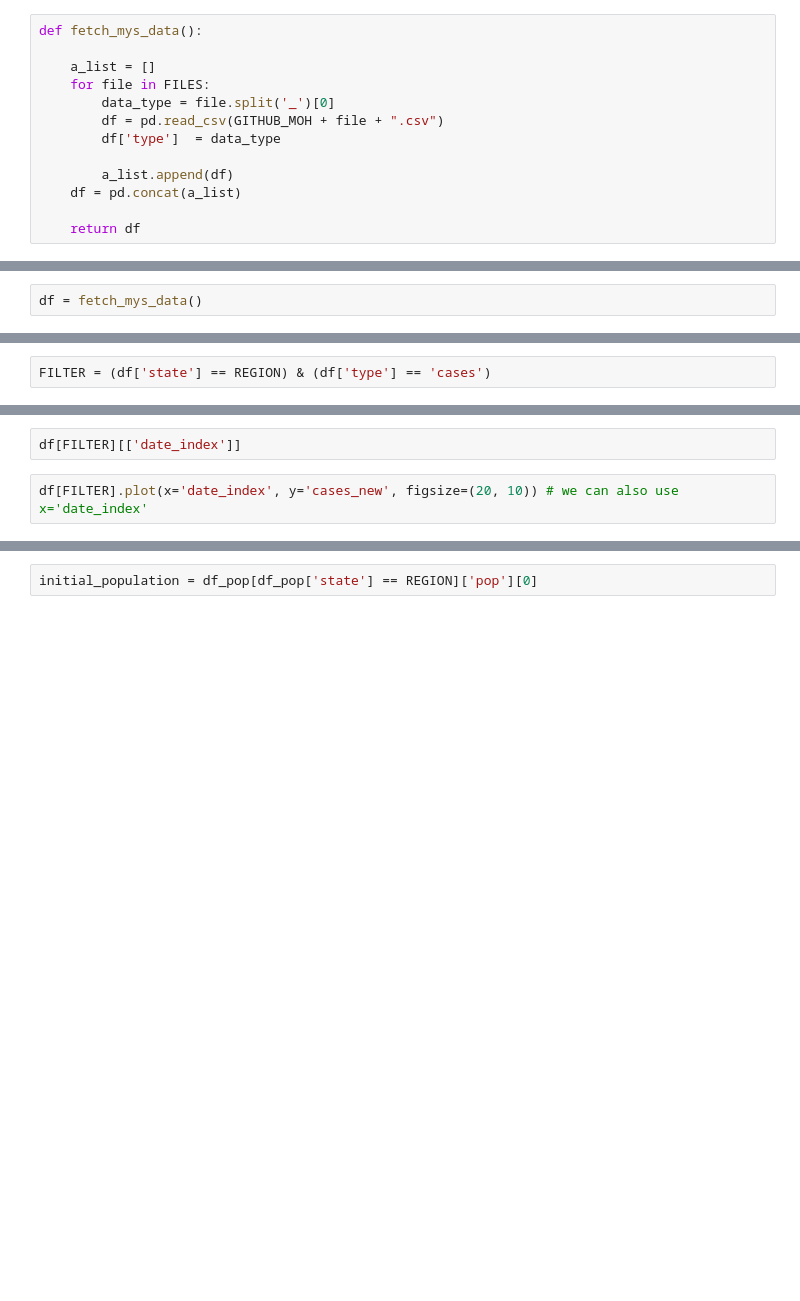
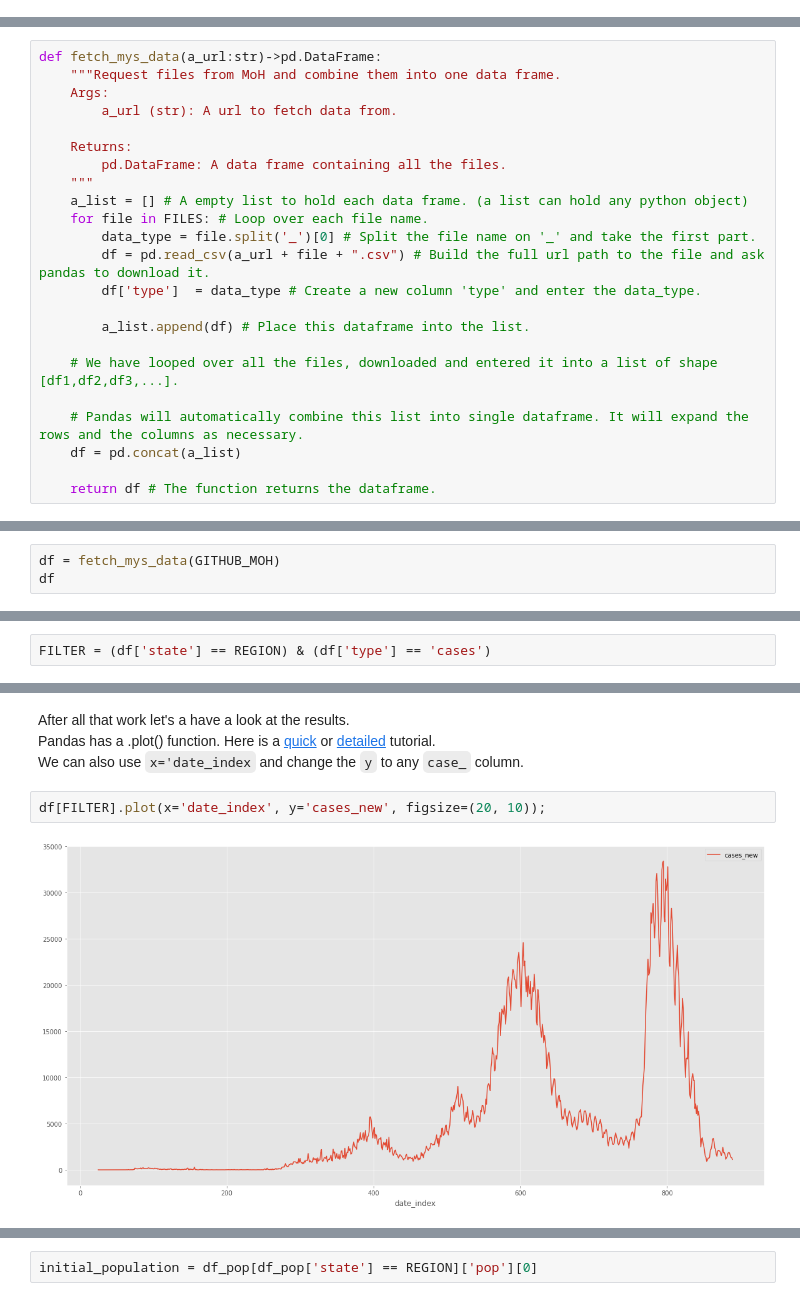
Before and after one commit to monash-emu/AuTuMN, a Jupyter notebook: notebooks/capacity_building/1-basic-model.ipynb, the cells around one changed output, grey strips where cells are left out. Drawn from its saved outputs; the diff is of its cells as text; blank space fills up the shorter version.

```diff
--- a/notebooks/capacity_building/1-basic-model.ipynb
+++ b/notebooks/capacity_building/1-basic-model.ipynb
@@ -23,14 +42 @@ REGION = "Malaysia"
 COVID_BASE_DATE = datetime(2019, 12, 31)
-# %%
-def fetch_mys_data():
-
-    a_list = []
-    for file in FILES:
-        data_type = file.split('_')[0]
-        df = pd.read_csv(GITHUB_MOH + file + ".csv")
-        df['type']  = data_type
-
-        a_list.append(df)
-    df = pd.concat(a_list)
-
-    return df
@@ -36,0 +45,23 @@ def fetch_mys_data():
+# %%
+def fetch_mys_data(a_url:str)->pd.DataFrame:
+    """Request files from MoH and combine them into one data frame.
+    Args:
+        a_url (str): A url to fetch data from.
+
+    Returns:
+        pd.DataFrame: A data frame containing all the files.
+    """
+    a_list = [] # A empty list to hold each data frame. (a list can hold any python object)
+    for file in FILES: # Loop over each file name.
+        data_type = file.split('_')[0] # Split the file name on '_' and take the first part.
+        df = pd.read_csv(a_url + file + ".csv") # Build the full url path to the file and ask pandas to download it.
+        df['type']  = data_type # Create a new column 'type' and enter the data_type.
+
+        a_list.append(df) # Place this dataframe into the list.
+
+    # We have looped over all the files, downloaded and entered it into a list of shape [df1,df2,df3,...].
+
+    # Pandas will automatically combine this list into single dataframe. It will expand the rows and the columns as necessary.
+    df = pd.concat(a_list)
+
+    return df # The function returns the dataframe.
@@ -37,2 +70,3 @@ def fetch_mys_data():
 # %%
-df = fetch_mys_data()
+df = fetch_mys_data(GITHUB_MOH)
+df
@@ -47,4 +154,8 @@ FILTER = (df['state'] == REGION) & (df['type'] == 'cases')
+# %% [markdown]
+After all that work let's a have a look at the results.<br />
+Pandas has a .plot() function. Here is a [quick](https://pandas.pydata.org/docs/getting_started/intro_tutorials/04_plotting.html) or [detailed](https://pandas.pydata.org/pandas-docs/stable/user_guide/visualization.html?highlight=plot) tutorial.<br />
+We can also use `x='date_index` and change the `y` to any `case_` column.
 # %%
-df[FILTER][['date_index']]
+df[FILTER].plot(x='date_index', y='cases_new', figsize=(20, 10));
+# %% [output]
+[figure, added]
-# %%
-df[FILTER].plot(x='date_index', y='cases_new', figsize=(20, 10)) # we can also use x='date_index'
```
Also changed, not shown: parts of 25 cells of this notebook.
